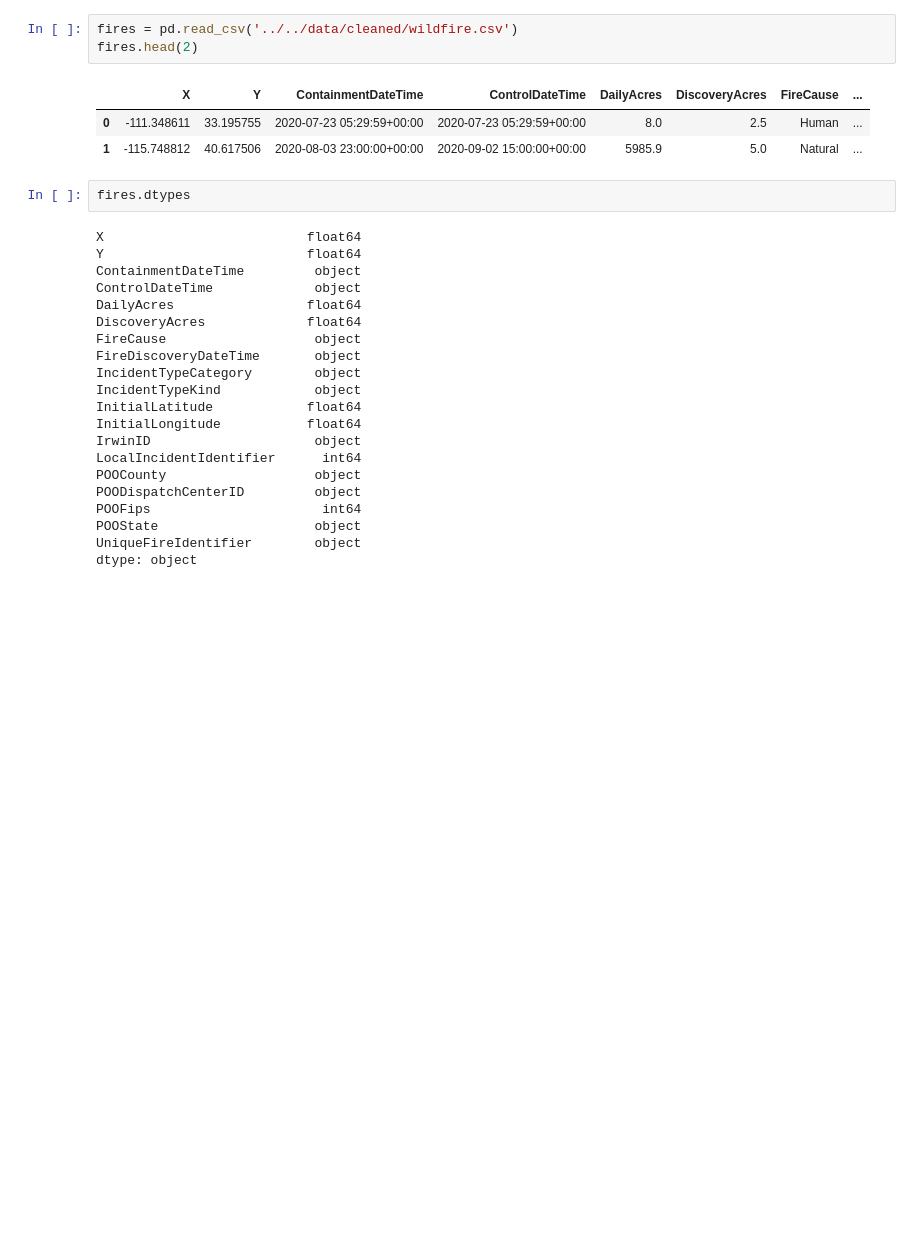
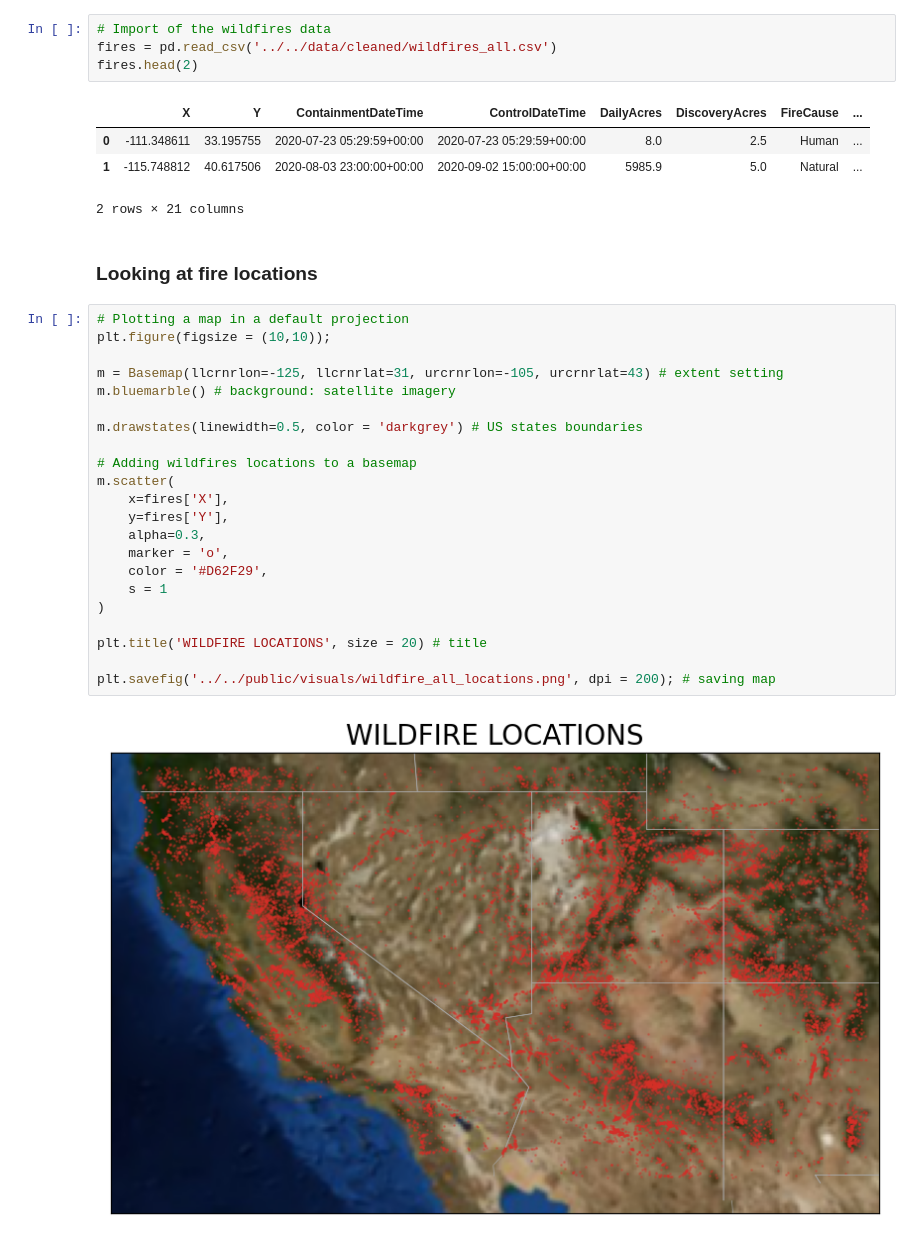
Before and after one commit to jeff-shakes/Wildfire_Size_Prediction, a Jupyter notebook: src/01_cleaning_eda/ms_EDA.ipynb, the cells around one changed output. Saved outputs shown, nothing was run; the diff lists cells and outputs as text; blank space fills up the shorter version.

Commit message:
added some visuals, updated EDA notebook

```diff
--- a/src/01_cleaning_eda/ms_EDA.ipynb
+++ b/src/01_cleaning_eda/ms_EDA.ipynb
@@ -27,30 +15,35 @@ plt.show()
 # %%
-fires = pd.read_csv('../../data/cleaned/wildfire.csv')
+# Import of the wildfires data
+fires = pd.read_csv('../../data/cleaned/wildfires_all.csv')
 fires.head(2)
 # %% [output]
 |  | X | Y | ContainmentDateTime | ControlDateTime | DailyAcres | DiscoveryAcres | FireCause | ... |
 | 0 | -111.348611 | 33.195755 | 2020-07-23 05:29:59+00:00 | 2020-07-23 05:29:59+00:00 | 8.0 | 2.5 | Human | ... |
 | 1 | -115.748812 | 40.617506 | 2020-08-03 23:00:00+00:00 | 2020-09-02 15:00:00+00:00 | 5985.9 | 5.0 | Natural | ... |
+2 rows × 21 columns
-# %%
-fires.dtypes
-# %% [output]
-X                          float64
-Y                          float64
-ContainmentDateTime         object
-ControlDateTime             object
-DailyAcres                 float64
-DiscoveryAcres             float64
-FireCause                   object
-FireDiscoveryDateTime       object
-IncidentTypeCategory        object
-IncidentTypeKind            object
-InitialLatitude            float64
-InitialLongitude           float64
-IrwinID                     object
-LocalIncidentIdentifier      int64
-POOCounty                   object
-POODispatchCenterID         object
-POOFips                      int64
-POOState                    object
-UniqueFireIdentifier        object
-dtype: object
+# %% [markdown]
+### Looking at fire locations
+# %%
+# Plotting a map in a default projection
+plt.figure(figsize = (10,10));
+
+m = Basemap(llcrnrlon=-125, llcrnrlat=31, urcrnrlon=-105, urcrnrlat=43) # extent setting
+m.bluemarble() # background: satellite imagery
+
+m.drawstates(linewidth=0.5, color = 'darkgrey') # US states boundaries
+
+# Adding wildfires locations to a basemap
+m.scatter(
+    x=fires['X'],
+    y=fires['Y'],
+    alpha=0.3,
+    marker = 'o',
+    color = '#D62F29',
+    s = 1
+)
+
+plt.title('WILDFIRE LOCATIONS', size = 20) # title
+
+plt.savefig('../../public/visuals/wildfire_all_locations.png', dpi = 200); # saving map
+# %% [output]
+[figure, new version]
```
Also changed, not shown: parts of 17 cells of this notebook, 5 other files.
